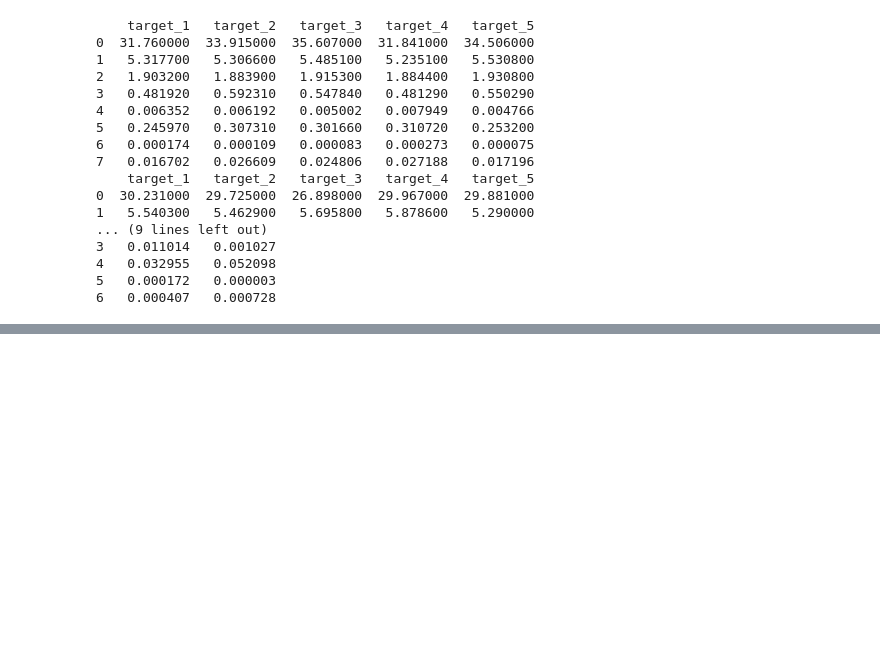
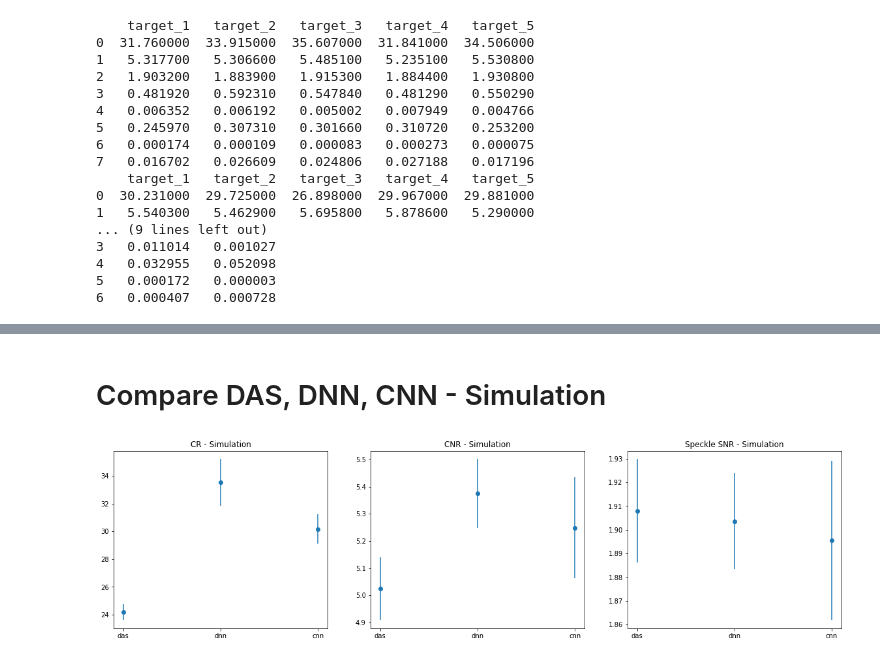
Before and after one commit to zhanwenchen/beam_nn, a Jupyter notebook: notebooks/Compare DNNs and CNNs.ipynb, the cells around one changed output, grey strips where cells are left out. Drawn from its saved outputs; the diff is of its cells as text; code cells hidden in the pictures; blank space fills up the shorter version.

```diff
--- a/notebooks/Compare DNNs and CNNs.ipynb
+++ b/notebooks/Compare DNNs and CNNs.ipynb
@@ -36,0 +70,12 @@ print(dnn_stats_in_vivo)
+# %%
+das_stats_simulation_fname = 'dnn_stats/speckle-stats-das-anechoic-cyst-5mm.txt' # based on 20180706214952_21_evaluated, or 39
+das_stats_phantom_fname = 'dnn_stats/speckle-stats-das-phantom-anechoic-cyst-2p5mm.txt' # based on 20180706214952_6_evaluated, or 2
+das_stats_in_vivo_fname = 'dnn_stats/speckle-stats-das-in-vivo.txt'
+
+das_stats_simulation = pd.read_csv(das_stats_simulation_fname, header=None, names=['target_1', 'target_2', 'target_3', 'target_4', 'target_5'])
+das_stats_phantom = pd.read_csv(das_stats_phantom_fname, header=None, names=['target_1', 'target_2', 'target_3', 'target_4', 'target_5'])
+das_stats_in_vivo = pd.read_csv(das_stats_in_vivo_fname, header=None, names=['target_17', 'target_19'])
+
+print(das_stats_simulation)
+print(das_stats_phantom)
+print(das_stats_in_vivo)
@@ -36,0 +100,36 @@ print(dnn_stats_in_vivo)
+# %% [markdown]
+# Compare DAS, DNN, CNN - Simulation
+# %%
+fig, axes = plt.subplots(1, 3, figsize=(20,5))
+
+# CR
+which_stat = 0 # 0 is cr
+experiments = ['das', 'dnn', 'cnn']
+means = [das_stats_simulation.mean(axis=1)[which_stat], dnn_stats_simulation.mean(axis=1)[which_stat], cnn_stats_simulation.mean(axis=1)[which_stat]]
+errors = [das_stats_simulation.std(axis=1)[which_stat], dnn_stats_simulation.std(axis=1)[which_stat], cnn_stats_simulation.std(axis=1)[which_stat]]
+
+axes[0].errorbar(experiments, means, errors, linestyle="None", fmt='o')
+axes[0].set_title('CR - Simulation')
+
+# CNR
+which_stat = 1 # 1 is cnr
+experiments = ['das', 'dnn', 'cnn']
+means = [das_stats_simulation.mean(axis=1)[which_stat], dnn_stats_simulation.mean(axis=1)[which_stat], cnn_stats_simulation.mean(axis=1)[which_stat]]
+errors = [das_stats_simulation.std(axis=1)[which_stat], dnn_stats_simulation.std(axis=1)[which_stat], cnn_stats_simulation.std(axis=1)[which_stat]]
+
+axes[1].errorbar(experiments, means, errors, linestyle="None", fmt='o')
+axes[1].set_title('CNR - Simulation')
+
+
+# Speckle SNR
+which_stat = 2 # 2 is snr
+experiments = ['das', 'dnn', 'cnn']
+means = [das_stats_simulation.mean(axis=1)[which_stat], dnn_stats_simulation.mean(axis=1)[which_stat], cnn_stats_simulation.mean(axis=1)[which_stat]]
+errors = [das_stats_simulation.std(axis=1)[which_stat], dnn_stats_simulation.std(axis=1)[which_stat], cnn_stats_simulation.std(axis=1)[which_stat]]
+
+axes[2].errorbar(experiments, means, errors, linestyle="None", fmt='o')
+axes[2].set_title('Speckle SNR - Simulation')
+
+plt.show()
+# %% [output]
+[figure, added]
```
Also changed, not shown: parts of 9 cells of this notebook, 7 other files.
